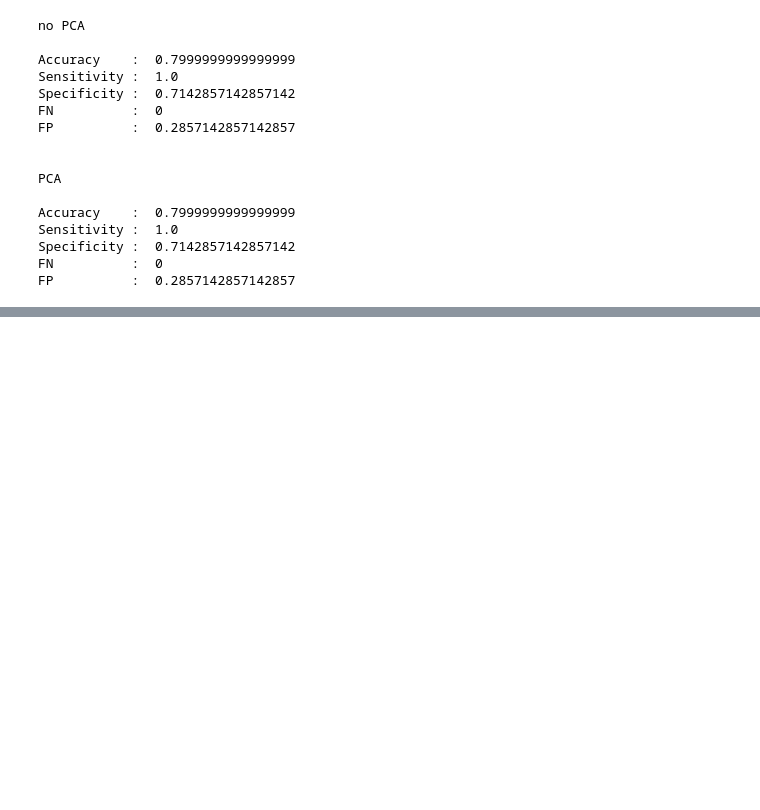
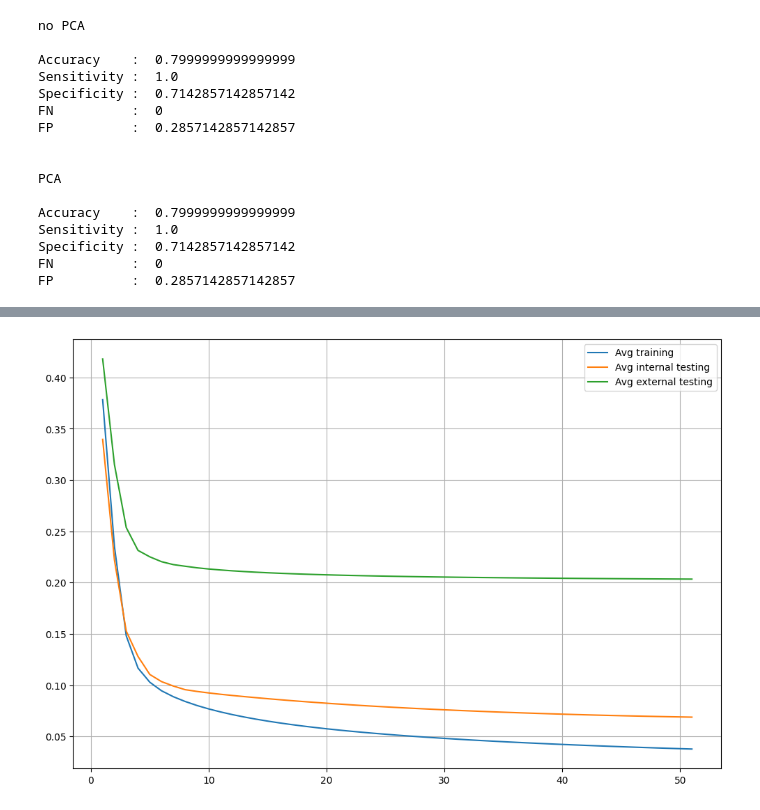
Before and after one commit to Finardi-FS/Neural-Shrimps, a Jupyter notebook: Neural_Network/NN_TrafficProject.ipynb, the cells around one changed output, grey strips where cells are left out. Drawn from its saved outputs; the diff is of its cells as text; code cells hidden in the pictures; blank space fills up the shorter version.

```diff
--- a/Neural_Network/NN_TrafficProject.ipynb
+++ b/Neural_Network/NN_TrafficProject.ipynb
@@ -537,0 +637,98 @@ TypeError: NN_Class.training() got an unexpected keyword argument 'LR'
+# %%
+pd.options.display.float_format = None
+
+K = 6
+weights         = 2 * np.random.rand(K, len(PCA_data_int[0])) - 1
+correct_outputs = labels_int
+epochs        	= 50
+inputs         	= PCA_data_int
+LRA             = 0.01
+LRB				= 0.95
+LRD				= False
+
+results_tr = np.zeros(K, dtype = object)
+results_te = np.zeros(K, dtype = object)
+results_ext_te = np.zeros(K, dtype = object)
+P_ext = np.zeros((len(PCA_data_ext), epochs + 1), dtype = object)
+avg_tr = np.zeros(epochs + 1)
+avg_te = np.zeros(epochs + 1)
+
+N = len(correct_outputs)
+original_indices = np.arange(N)
+
+indices = NN.data_folding(K, N)[1]
+
+
+for ind in range(K):
+	bool_train_set 					= np.ones(inputs.shape[0], dtype=bool)
+
+	# Training data
+	bool_train_set[indices == ind] 	= False
+	train_indices 					= original_indices[bool_train_set]
+	train_labels 					= correct_outputs[train_indices]
+	train_data 						= inputs[train_indices, :]
+
+	# Testing data
+	bool_test_set 					= ~bool_train_set
+	test_indices 					= original_indices[bool_test_set]
+	test_labels 					= correct_outputs[test_indices]
+	test_data 						= inputs[test_indices, :]
+
+
+	# TRAINING phase
+	sq_tr_data = np.squeeze(train_data)
+	results_tr[ind] = NN.training(
+								weights 		= weights[ind, :],
+							   	inputs 			= sq_tr_data,
+							   	correct_outputs = train_labels,
+							   	epochs 			= epochs,
+							   	LRA 			= LRA,
+								LRB				= LRB,
+								LRD				= True
+								)
+
+	P = results_tr[ind]['P']
+	E = results_tr[ind]['E']
+	avg_tr += np.sum(np.abs(P - E), axis = 0) / (len(P[:, 0]) * K)
+
+
+
+	# TESTING phase
+	results_te[ind] = NN.trend_over_epochs(
+										inputs = test_data,
+										correct_outputs = test_labels,
+										weights_per_epoch = results_tr[ind]['container_weights']
+										)
+	P = results_te[ind]['P']
+	E = results_te[ind]['E']
+	avg_te += np.sum(np.abs(P - E), axis = 0) / (len(P[:, 0]) * K)
+
+	# TESTING esterno
+
+	results_ext_te[ind] = NN.trend_over_epochs(
+										inputs = PCA_data_ext,
+										correct_outputs = labels_ext,
+										weights_per_epoch = results_tr[ind]['container_weights']
+										)
+	P_ext += results_ext_te[ind]['P'] / K
+
+
+# P = results_ext_te['P']
+E = results_ext_te[0]['E']
+avg_ext_te = np.sum(np.abs(P_ext - E), axis = 0) / len(P_ext[:, 0])
+
+
+
+c_w = results_tr[1]['container_weights']
+# P = results_tr[1]['P'][0]
+# E = results_tr[1]['E'][0]
+
+plt.figure(figsize=(12, 8))
+plt.plot(np.arange(1, len(c_w)+1), avg_tr, label = 'Avg training')
+plt.plot(np.arange(1, len(c_w)+1), avg_te, label = 'Avg internal testing')
+plt.plot(np.arange(1, len(c_w)+1), avg_ext_te, label = 'Avg external testing')
+plt.grid()
+plt.legend()
+plt.show()
+# %% [output]
+[figure, added]
```
Also changed, not shown: parts of 19 cells of this notebook, 1 other file.
